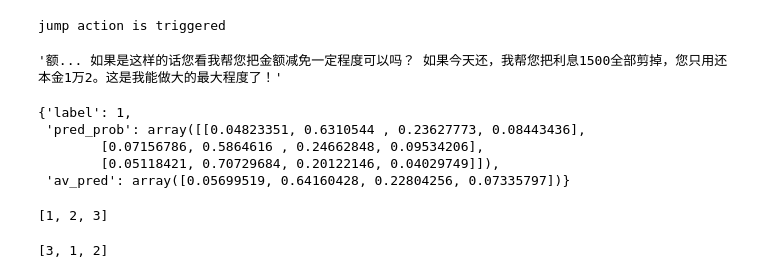
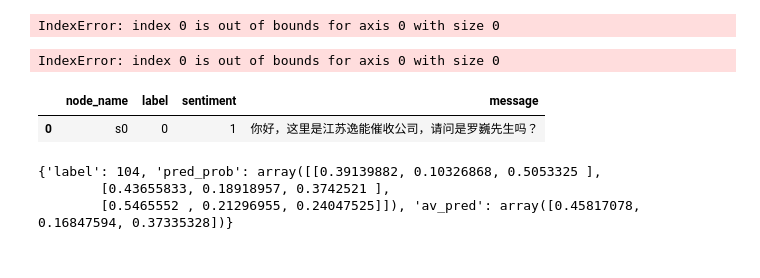
Before and after one commit to TSLNIHAOGIT/Chatbot1.0_ss, a Jupyter notebook: MLModel/code/TreeModelV2/chatbot_engine.ipynb, the cells around one changed output. Saved outputs shown, nothing was run; the diff lists cells and outputs as text; code cells hidden in the pictures.

```diff
--- a/MLModel/code/TreeModelV2/chatbot_engine.ipynb
+++ b/MLModel/code/TreeModelV2/chatbot_engine.ipynb
@@ -386,5 +380,14 @@ t1.current_node_name
-# %%
-t1.process('还是太多了',model_dict)
-# %% [output]
-jump action is triggered
-'额... 如果是这样的话您看我帮您把金额减免一定程度可以吗？ 如果今天还，我帮您把利息1500全部剪掉，您只用还本金1万2。这是我能做大的最大程度了！'
+# %%
+t1.nodes['cf_s1_n2_confirmLoan_q'].get_response(2)
+# %% [output]
+IndexError: index 0 is out of bounds for axis 0 with size 0
+# %%
+print(t1.process('是你大爷',model_dict))
+# %% [output]
+IndexError: index 0 is out of bounds for axis 0 with size 0
+# %%
+b = t1.nodes['s0'].messages
+b
+# %% [output]
+|  | node_name | label | sentiment | message |
+| 0 | s0 | 0 | 1 | 你好，这里是江苏逸能催收公司，请问是罗巍先生吗？ |
@@ -391,8 +403,6 @@ jump action is triggered
 # %%
-model_dict['WillingToPay'].classify('我真的没有钱')
+model_dict['IfKnowDebtor'].classify('可以')
 # %% [output]
-{'label': 1,
- 'pred_prob': array([[0.04823351, 0.6310544 , 0.23627773, 0.08443436],
-        [0.07156786, 0.5864616 , 0.24662848, 0.09534206],
-        [0.05118421, 0.70729684, 0.20122146, 0.04029749]]),
- 'av_pred': array([0.05699519, 0.64160428, 0.22804256, 0.07335797])}
+{'label': 104, 'pred_prob': array([[0.39139882, 0.10326868, 0.5053325 ],
+        [0.43655833, 0.18918957, 0.3742521 ],
+        [0.5465552 , 0.21296955, 0.24047525]]), 'av_pred': array([0.45817078, 0.16847594, 0.37335328])}
@@ -401,8 +408,0 @@ a = [3 , 1, 2]
-# %%
-sorted (a)
-# %% [output]
-[1, 2, 3]
-# %%
-a
-# %% [output]
-[3, 1, 2]
```
Also changed, not shown: parts of 15 cells of this notebook, 5 other files.
